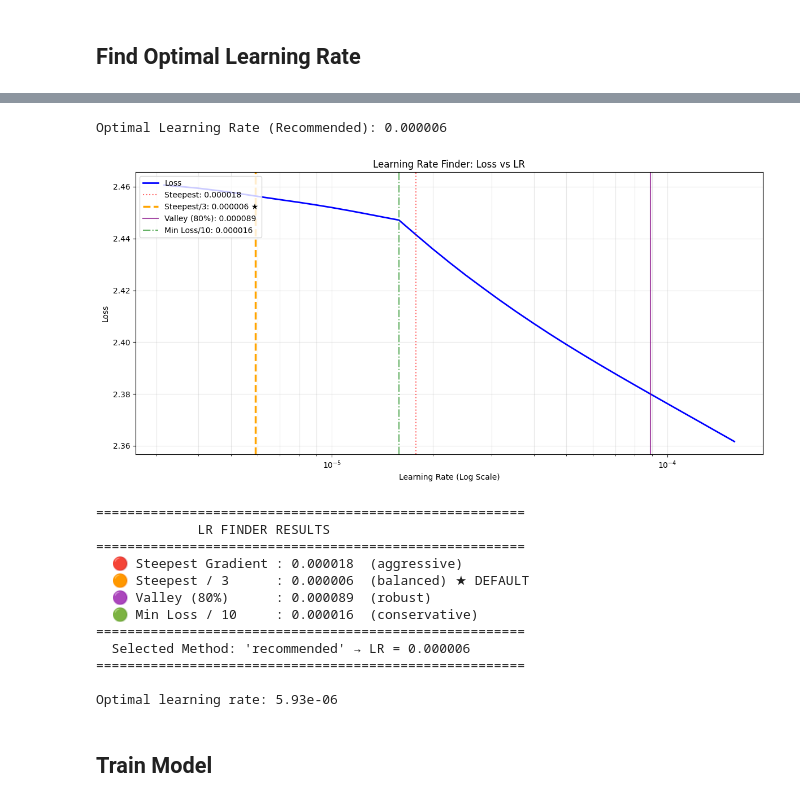
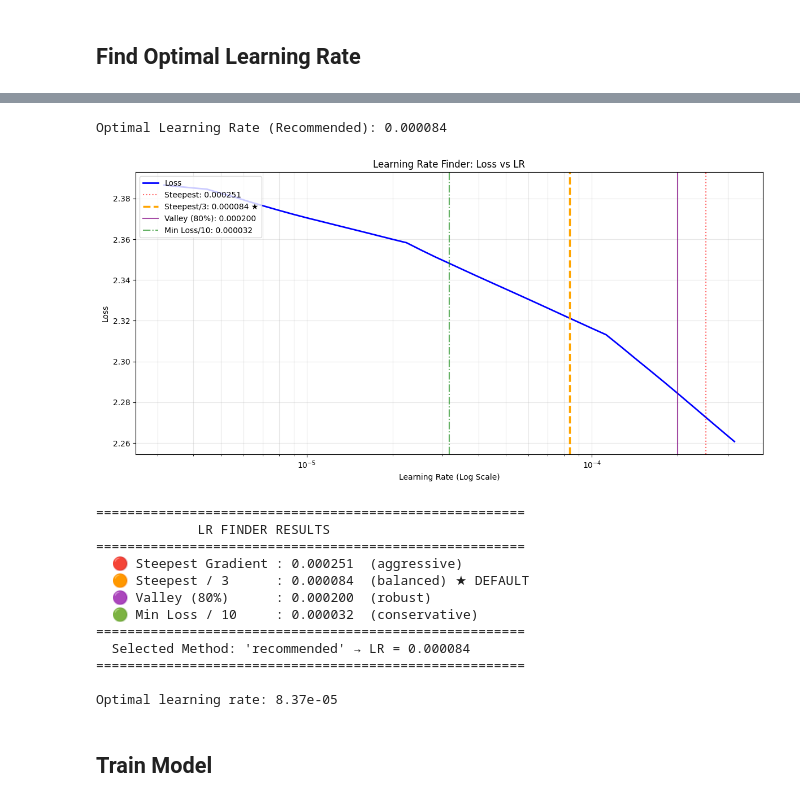
Before and after one commit to cataluna84/Generative_Deep_Learning, a Jupyter notebook: v1/notebooks/02_01_deep_learning_deep_neural_network.ipynb, the cells around one changed output, grey strips where cells are left out. Saved outputs shown, nothing was run; the diff lists cells and outputs as text; code cells hidden in the pictures.

```diff
--- a/v1/notebooks/02_01_deep_learning_deep_neural_network.ipynb
+++ b/v1/notebooks/02_01_deep_learning_deep_neural_network.ipynb
@@ -201,0 +171,35 @@ Model: "functional"
+# %%
+# ═══════════════════════════════════════════════════════════════════════════════
+# DYNAMIC BATCH SIZE OPTIMIZATION
+# Uses binary search with OOM detection to find optimal batch size for this model
+# ═══════════════════════════════════════════════════════════════════════════════
+
+# Get GPU VRAM for reference
+GPU_VRAM_GB = get_gpu_vram_gb()
+
+# Find optimal batch size dynamically (tests actual memory usage)
+BATCH_SIZE = find_optimal_batch_size(
+    model=model,
+    input_shape=(32, 32, 3),  # CIFAR-10 image shape
+)
+
+# Scale epochs to maintain equivalent training updates
+EPOCHS = calculate_adjusted_epochs(REFERENCE_EPOCHS, REFERENCE_BATCH_SIZE, BATCH_SIZE)
+EPOCHS = max(EPOCHS, 100)  # Ensure minimum epochs
+
+# Update W&B config with actual values
+wandb.config.update({
+    "batch_size": BATCH_SIZE,
+    "epochs": EPOCHS,
+    "gpu_vram_gb": GPU_VRAM_GB,
+}, allow_val_change=True)
+
+# Print configuration summary
+print_training_config(
+    batch_size=BATCH_SIZE,
+    epochs=EPOCHS,
+    model_params=model.count_params(),
+    reference_batch=REFERENCE_BATCH_SIZE,
+    reference_epochs=REFERENCE_EPOCHS,
+    vram_gb=GPU_VRAM_GB
+)
@@ -217,7 +239,7 @@ lr_finder = LRFinder(min_lr=1e-6, max_lr=1e-1, steps=100)
 lr_model.fit(
     x_train, y_train,
     batch_size=BATCH_SIZE,
-    epochs=2,
+    epochs=4,
     callbacks=[lr_finder],
     verbose=0
 )
@@ -238,17 +260,17 @@ I0000 00:00:1767458447.837979    6613 device_compiler.h:196] Compiled cluster us
-Optimal Learning Rate (Recommended): 0.000006
+Optimal Learning Rate (Recommended): 0.000084
-[figure, old version]
+[figure, new version]
 =======================================================
              LR FINDER RESULTS
 =======================================================
-  🔴 Steepest Gradient : 0.000018  (aggressive)
-  🟠 Steepest / 3      : 0.000006  (balanced) ★ DEFAULT
-  🟣 Valley (80%)      : 0.000089  (robust)
-  🟢 Min Loss / 10     : 0.000016  (conservative)
+  🔴 Steepest Gradient : 0.000251  (aggressive)
+  🟠 Steepest / 3      : 0.000084  (balanced) ★ DEFAULT
+  🟣 Valley (80%)      : 0.000200  (robust)
+  🟢 Min Loss / 10     : 0.000032  (conservative)
 =======================================================
-  Selected Method: 'recommended' → LR = 0.000006
+  Selected Method: 'recommended' → LR = 0.000084
 =======================================================
 
-Optimal learning rate: 5.93e-06
+Optimal learning rate: 8.37e-05
 # %% [markdown]
 ## Train Model
 # %%
```
Also changed, not shown: parts of 19 cells of this notebook, 8 other files.
